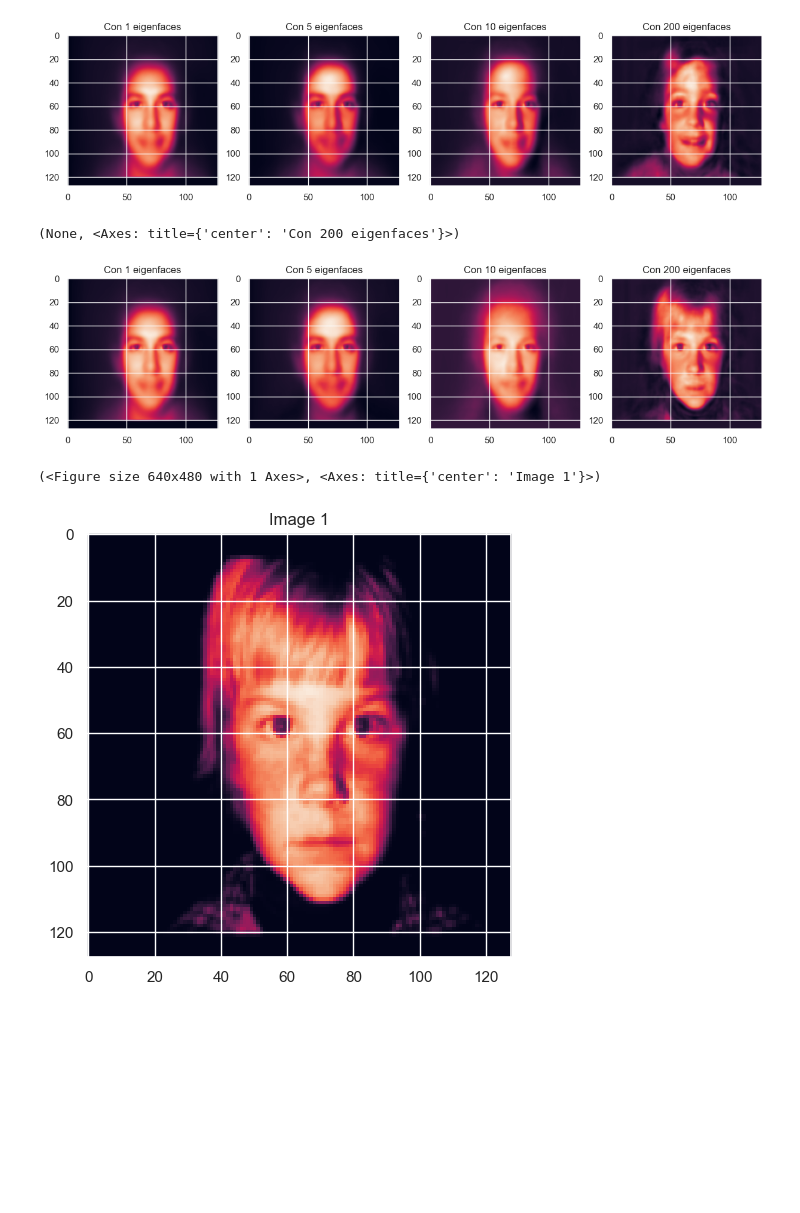
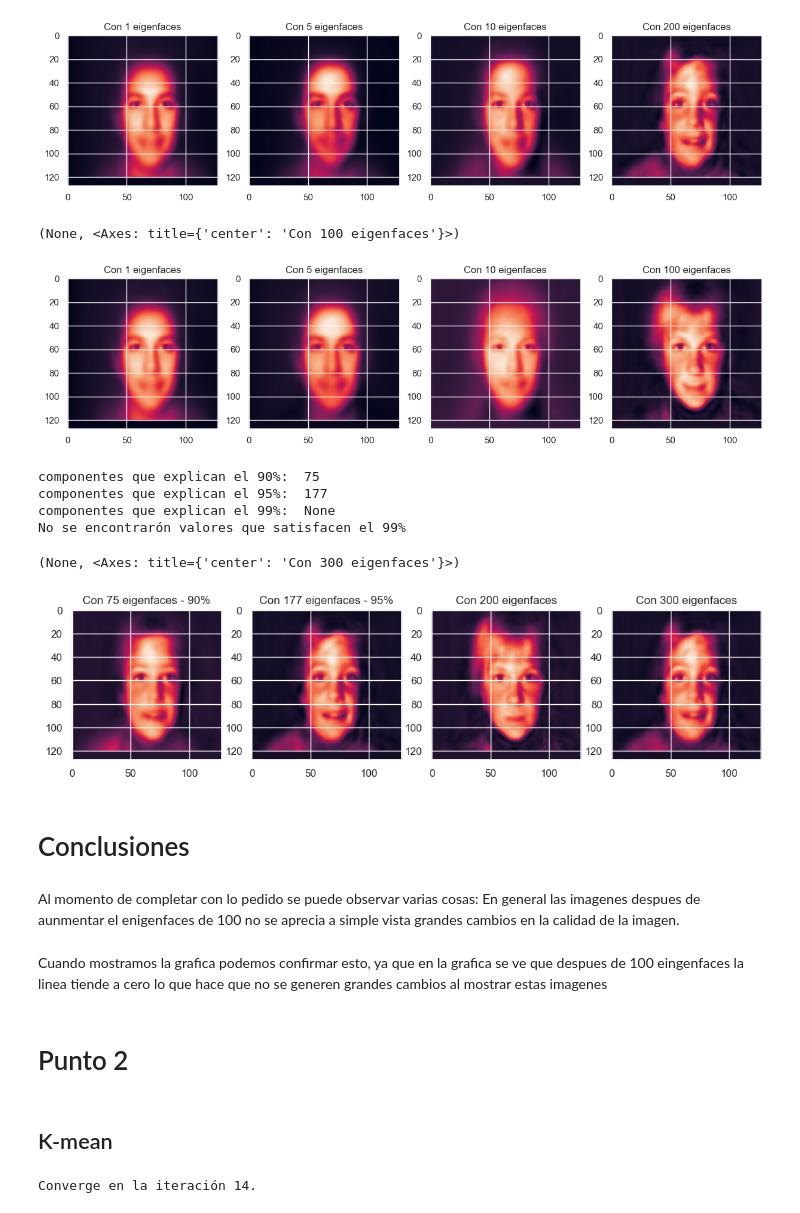
Before and after one commit to federico1605/statistic2, a Jupyter notebook: Tarea2/Punto1y2.ipynb, the cells around one changed output. Cells and saved outputs as stored; diff of their text form; code cells hidden in the pictures; blank space fills up the shorter version.

```diff
--- a/Tarea2/Punto1y2.ipynb
+++ b/Tarea2/Punto1y2.ipynb
@@ -149,32 +156,18 @@ plot_1_images(face_200,ax=ax[3],label="Con 200 eigenfaces")
 (None, <Axes: title={'center': 'Con 200 eigenfaces'}>)
 [figure]
 # %%
-face_1 = X_mean + np.sum(np.dot(X_reduced[1].reshape(1,-1)[:,:1],
-                                 eigen_faces[:1,:]),
-                            axis=0)
-face_5 = X_mean + np.sum(np.dot(X_reduced[1].reshape(1,-1)[:,:5],
-                                      eigen_faces[:5,:]),
-                               axis=0)
-face_10 = X_mean + np.sum(np.dot(X_reduced[1].reshape(1,-1)[:,:10],
-                                      eigen_faces[:10,:]),
-                               axis=0)
+face_1 = X_mean + np.sum(np.dot(X_reduced[1].reshape(1,-1)[:,:1],eigen_faces[:1,:]),axis=0)
+face_5 = X_mean + np.sum(np.dot(X_reduced[1].reshape(1,-1)[:,:5],eigen_faces[:5,:]),axis=0)
+face_10 = X_mean + np.sum(np.dot(X_reduced[1].reshape(1,-1)[:,:10],eigen_faces[:10,:]),axis=0)
 
-face_200 = X_mean + np.sum(np.dot(X_reduced[1].reshape(1,-1)[:,:200],
-                                     eigen_faces[:200,:]),
-                              axis=0)
+face_200 = X_mean + np.sum(np.dot(X_reduced[1].reshape(1,-1)[:,:100],eigen_faces[:100,:]),axis=0)
 fig, ax = plt.subplots(1,4,figsize=(15,15))
 
 #Visualizamos las imagenes
 plot_1_images(face_1,ax=ax[0],label="Con 1 eigenfaces")
 plot_1_images(face_5,ax=ax[1],label="Con 5 eigenfaces")
 plot_1_images(face_10,ax=ax[2],label="Con 10 eigenfaces")
-plot_1_images(face_200,ax=ax[3],label="Con 200 eigenfaces")
+plot_1_images(face_200,ax=ax[3],label="Con 100 eigenfaces")
 # %% [output]
-(None, <Axes: title={'center': 'Con 200 eigenfaces'}>)
+(None, <Axes: title={'center': 'Con 100 eigenfaces'}>)
 [figure]
-# %%
-#Visualizamos la primer imagen
-plot_1_images(X[1])
-# %% [output]
-(<Figure size 640x480 with 1 Axes>, <Axes: title={'center': 'Image 1'}>)
-[figure, removed]
@@ -180,0 +182,42 @@ plot_1_images(X[1])
+# %%
+print("componentes que explican el 90%: ",n_components_90)
+print("componentes que explican el 95%: ",n_components_95)
+print("componentes que explican el 99%: ",n_components_99)
+print("No se encontrarón valores que satisfacen el 99%")
+# %% [output]
+componentes que explican el 90%:  75
+componentes que explican el 95%:  177
+componentes que explican el 99%:  None
+No se encontrarón valores que satisfacen el 99%
+# %%
+face_75 = X_mean + np.sum(np.dot(X_reduced[0].reshape(1,-1)[:,:75],
+                                 eigen_faces[:75,:]),
+                            axis=0)
+face_177 = X_mean + np.sum(np.dot(X_reduced[0].reshape(1,-1)[:,:177],
+                                      eigen_faces[:177,:]),
+                               axis=0)
+face_600 = X_mean + np.sum(np.dot(X_reduced[0].reshape(1,-1)[:,:300],
+                                      eigen_faces[:300,:]),
+                               axis=0)
+
+fig, ax = plt.subplots(1,4,figsize=(13,13))
+
+plot_1_images(face_75,ax=ax[0],label="Con 75 eigenfaces - 90%")
+plot_1_images(face_177,ax=ax[1],label="Con 177 eigenfaces - 95%")
+plot_1_images(face_200,ax=ax[2],label="Con 200 eigenfaces")
+plot_1_images(face_600,ax=ax[3],label="Con 300 eigenfaces")
+# %% [output]
+(None, <Axes: title={'center': 'Con 300 eigenfaces'}>)
+[figure, added]
+# %% [markdown]
+# Conclusiones
+# %% [markdown]
+Al momento de completar con lo pedido se puede observar varias cosas:
+En general las imagenes despues de aunmentar el enigenfaces de 100 no se aprecia a simple vista grandes cambios en la calidad de la imagen.
+# %% [markdown]
+Cuando mostramos la grafica podemos confirmar esto, ya que en la grafica se ve que despues de 100 eingenfaces la linea tiende a cero lo que hace que no se generen
+grandes cambios al mostrar estas imagenes
+# %% [markdown]
+# Punto 2
+# %% [markdown]
+## K-mean
@@ -180,0 +256,6 @@ plot_1_images(X[1])
+# %%
+kmeans = KMeans(number_clusters=7)
+kmeans.fit(X_pca)
+predicted_labels = kmeans.predict(X_pca)
+# %% [output]
+Converge en la iteración 14.
```
Also changed, not shown: parts of 19 cells of this notebook, 1 other file.
